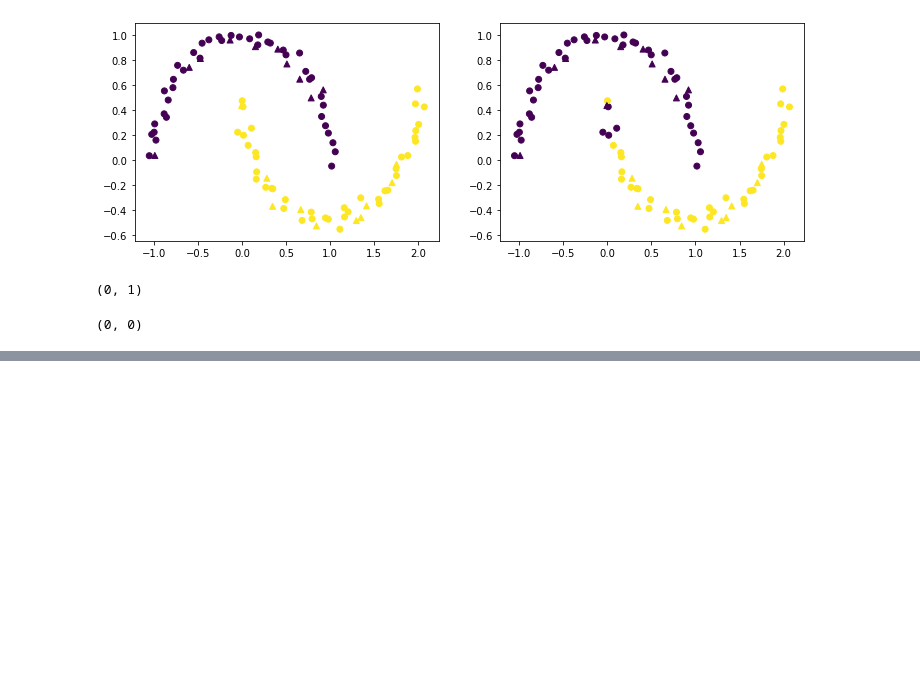
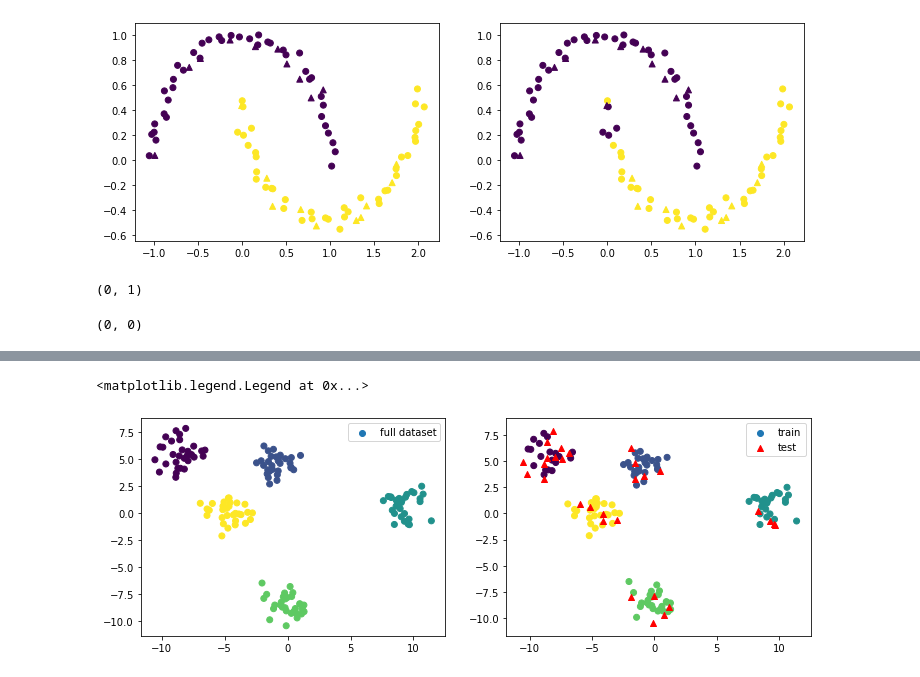
Before and after one commit to newmancu/ML_tests, a Jupyter notebook: ML/Trees/RandomForest.ipynb, the cells around one changed output, grey strips where cells are left out. Drawn from its saved outputs; the diff is of its cells as text; code cells hidden in the pictures; blank space fills up the shorter version.

```diff
--- a/ML/Trees/RandomForest.ipynb
+++ b/ML/Trees/RandomForest.ipynb
@@ -379,0 +405,13 @@ a.shape
+# %%
+xtr, xte, ytr, yte = train_test_split(X, Y, test_size=.2, random_state=9)
+fig, axes = plt.subplots(ncols=2, figsize=(12,4))
+
+axes[0].scatter(X[:,0], X[:,1], c=Y, label='full dataset')
+axes[1].scatter(xtr[:,0], xtr[:,1], c=ytr, label='train')
+axes[1].scatter(xte[:,0], xte[:,1], c='r', marker='^', label='test')
+
+axes[0].legend()
+axes[1].legend()
+# %% [output]
+<matplotlib.legend.Legend at 0x...>
+[figure, added]
```
Also changed, not shown: parts of 11 cells of this notebook.
